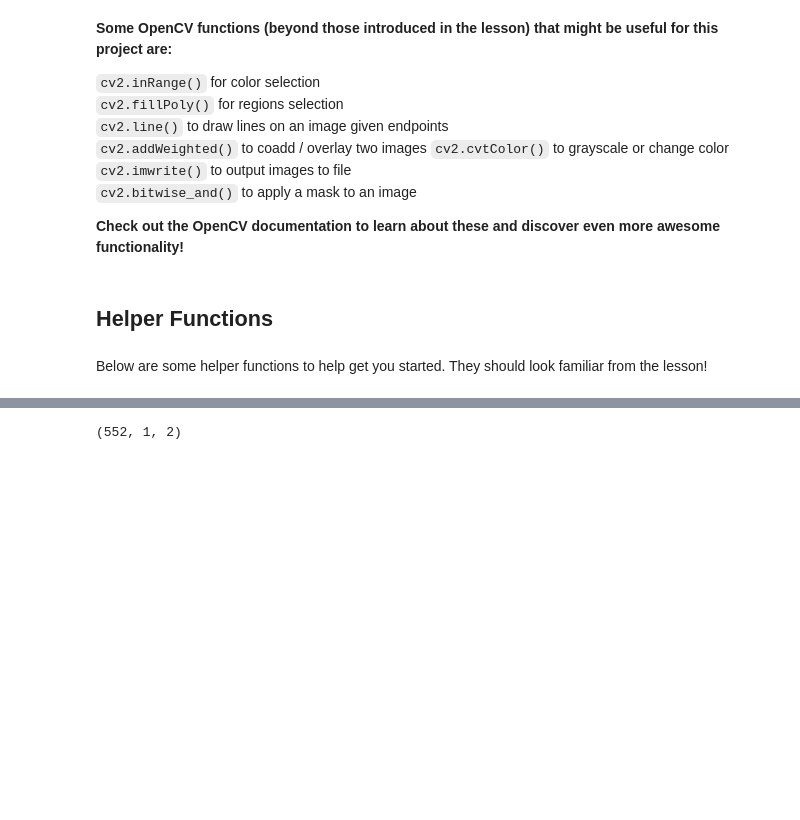
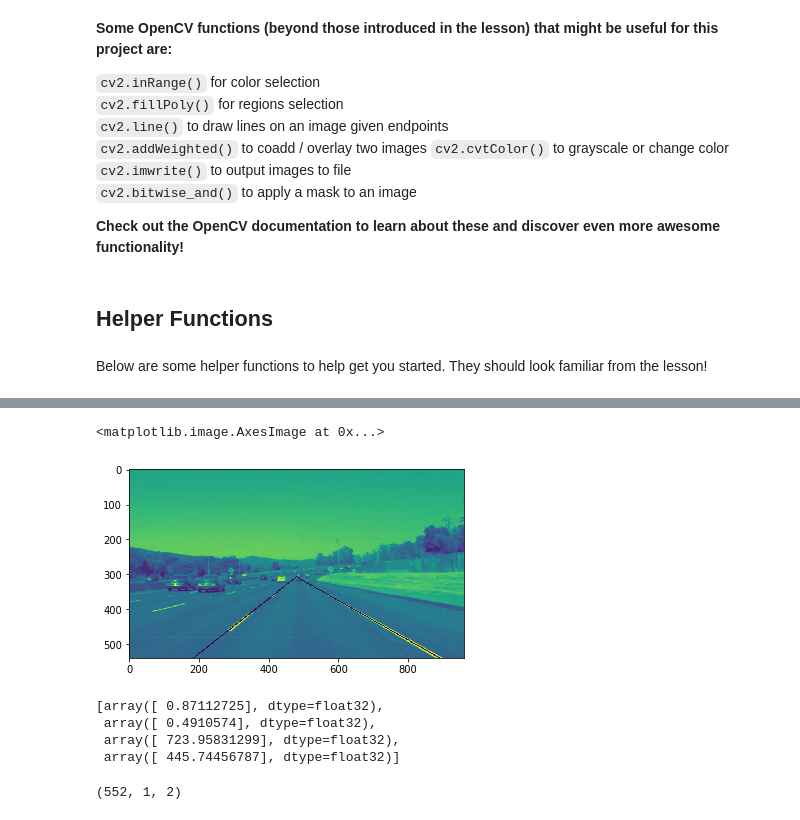
Before and after one commit to josealb/CarND-LaneLines-P1, a Jupyter notebook: P1.ipynb, the cells around one changed output, grey strips where cells are left out. Saved outputs shown, nothing was run; the diff lists cells and outputs as text; code cells hidden in the pictures; blank space fills up the shorter version.

```diff
--- a/P1.ipynb
+++ b/P1.ipynb
@@ -215,5 +444,8 @@ def fit_lines(img):
 # %%
+#This does linear regression on a line using cv2 imread and contorurs: TODO: Use own operations
+
 img = cv2.imread('test_images/solidWhiteCurve.jpg',0)
+
 
 #Split left and right image
 img_left = np.copy(img)
@@ -250,35 +482,45 @@ line_img = cv2.line(img,(img.shape[1]-1,righty),(round(img.shape[1]/2),lefty),(0
 
 #cnt = contours[0]
 
 #plt.figure()
 #plt.imshow(img)
 
 
 #contours,hierarchy = cv2.findContours(img_left, 1, 2)
 
 
 
 #plt.figure()
 #plt.imshow(img_left)
 
 #points=np.array([],[])
 
 #x, y = (img_left > 0.1).nonzero()
 #points=np.stack([x, y],axis=1)
 
 #plt.figure()
 #plt.plot(points[0,],points[1,],'ro')
 #pdb.set_trace()
 
 
-#plt.figure()
-#plt.imshow (line_img)
+plt.figure()
+plt.imshow (line_img)
 #cv2.imshow('image',line_img)
 #cv2.waitKey(0)
 
 
 
     #line_img = np.zeros((img.shape[0], img.shape[1], 3), dtype=np.uint8)
+# %% [output]
+<matplotlib.image.AxesImage at 0x...>
+[figure, added]
+# %%
+[vx,vy,x,y]
+# %% [output]
+[array([ 0.87112725], dtype=float32),
+ array([ 0.4910574], dtype=float32),
+ array([ 723.95831299], dtype=float32),
+ array([ 445.74456787], dtype=float32)]
 # %%
 cnt.shape
 # %% [output]
```
Also changed, not shown: parts of 12 cells of this notebook, 1 other file.
